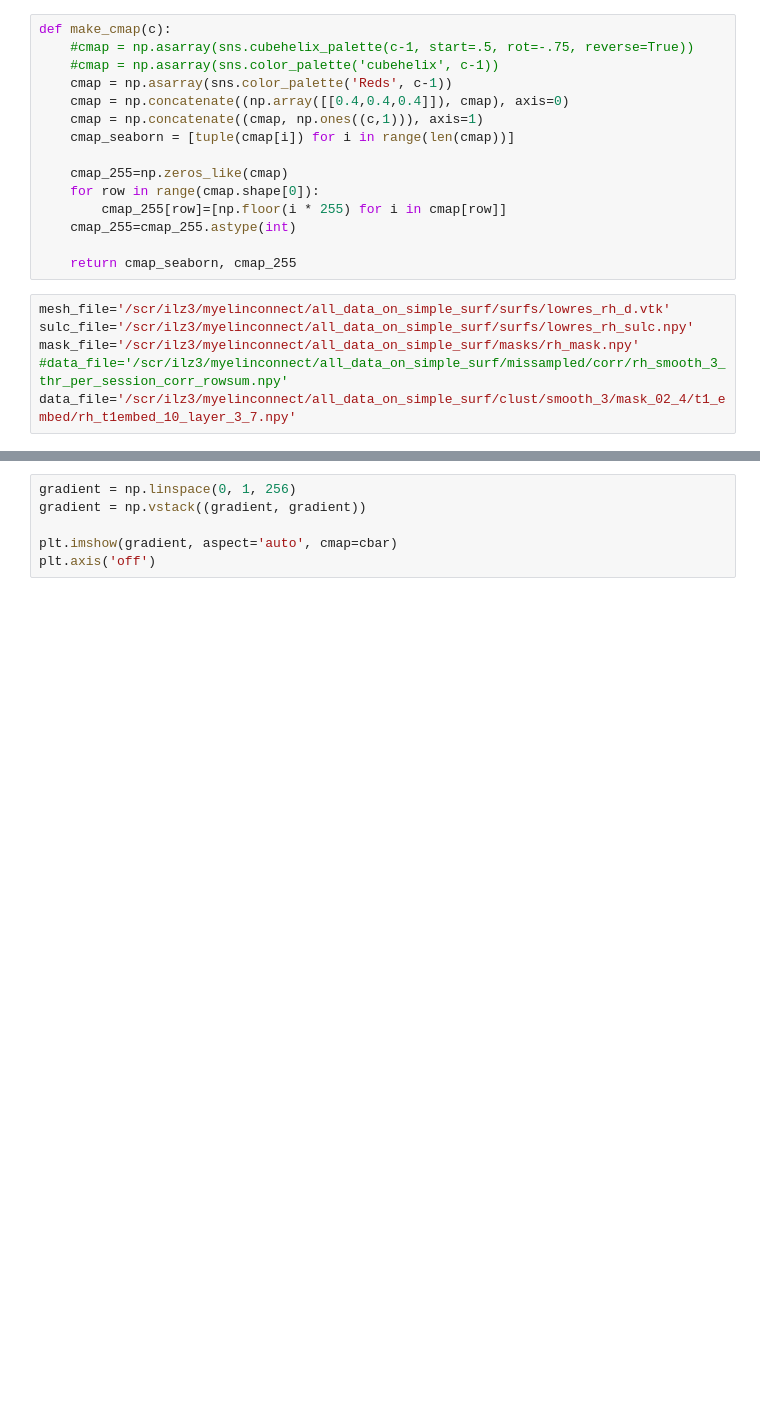
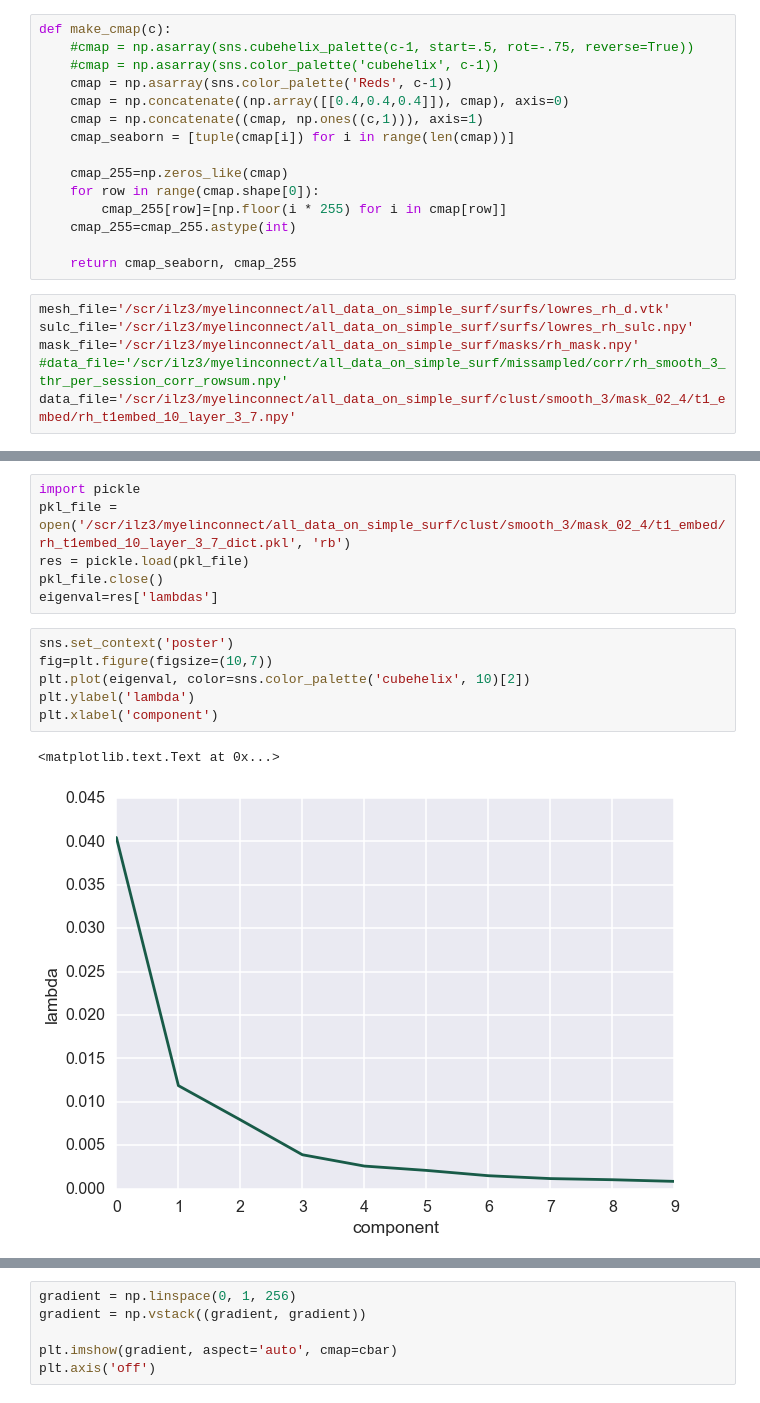
Before and after one commit to juhuntenburg/myelinconnect, a Jupyter notebook: notebooks/plot_surfs.ipynb, the cells around one changed output, grey strips where cells are left out. Saved outputs shown, nothing was run; the diff lists cells and outputs as text; blank space fills up the shorter version.

```diff
--- a/notebooks/plot_surfs.ipynb
+++ b/notebooks/plot_surfs.ipynb
@@ -51,3 +50,18 @@ data_masked.shape[0]+mask.shape[0]
+# %%
+import pickle
+pkl_file = open('/scr/ilz3/myelinconnect/all_data_on_simple_surf/clust/smooth_3/mask_02_4/t1_embed/rh_t1embed_10_layer_3_7_dict.pkl', 'rb')
+res = pickle.load(pkl_file)
+pkl_file.close()
+eigenval=res['lambdas']
+# %%
+sns.set_context('poster')
+fig=plt.figure(figsize=(10,7))
+plt.plot(eigenval, color=sns.color_palette('cubehelix', 10)[2])
+plt.ylabel('lambda')
+plt.xlabel('component')
+# %% [output]
+<matplotlib.text.Text at 0x...>
+[figure, added]
 # %%
 sns.set_context('poster')
 sns.set_style('darkgrid')
```
Also changed, not shown: parts of 12 cells of this notebook, 4 other files.
